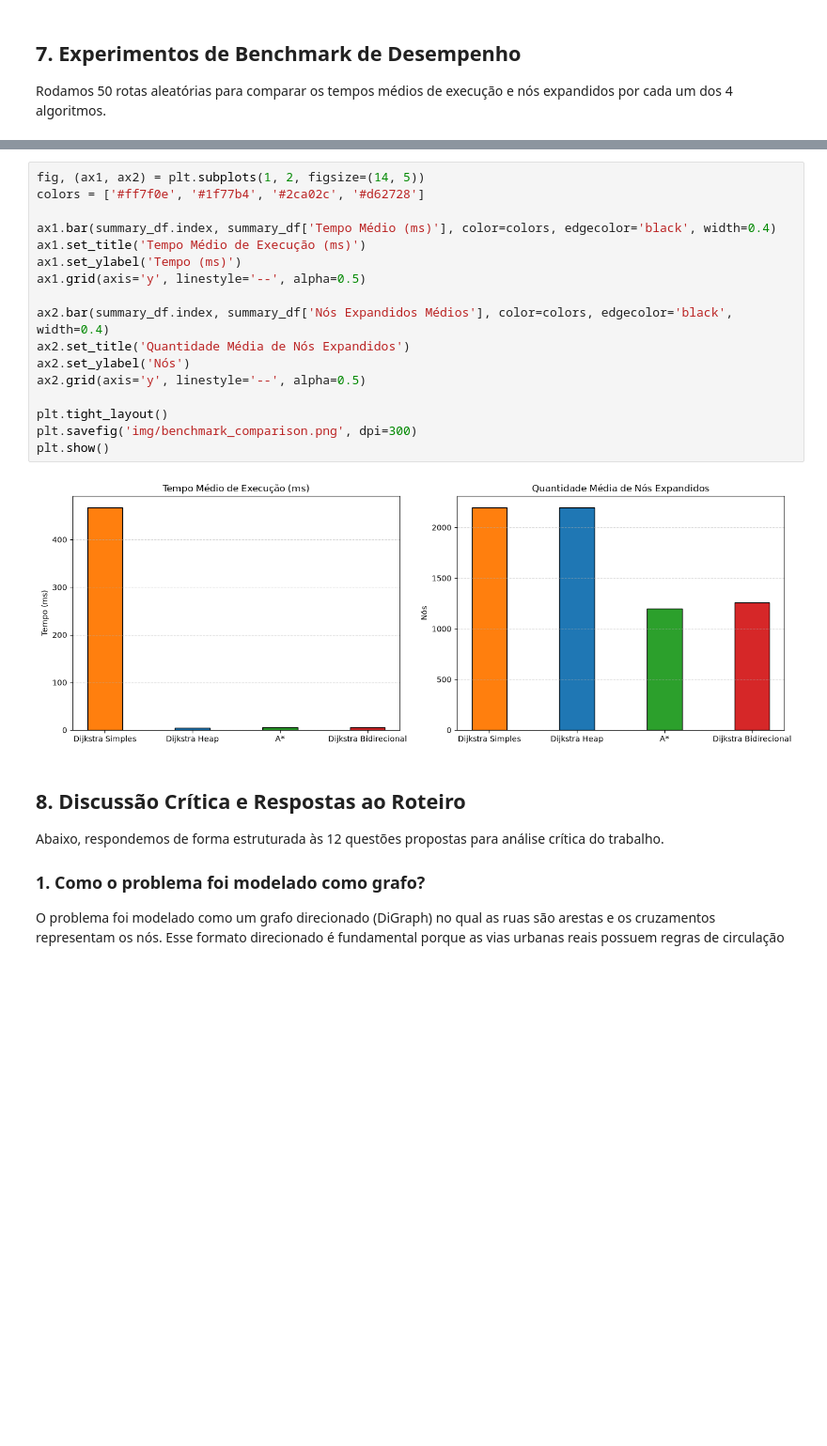
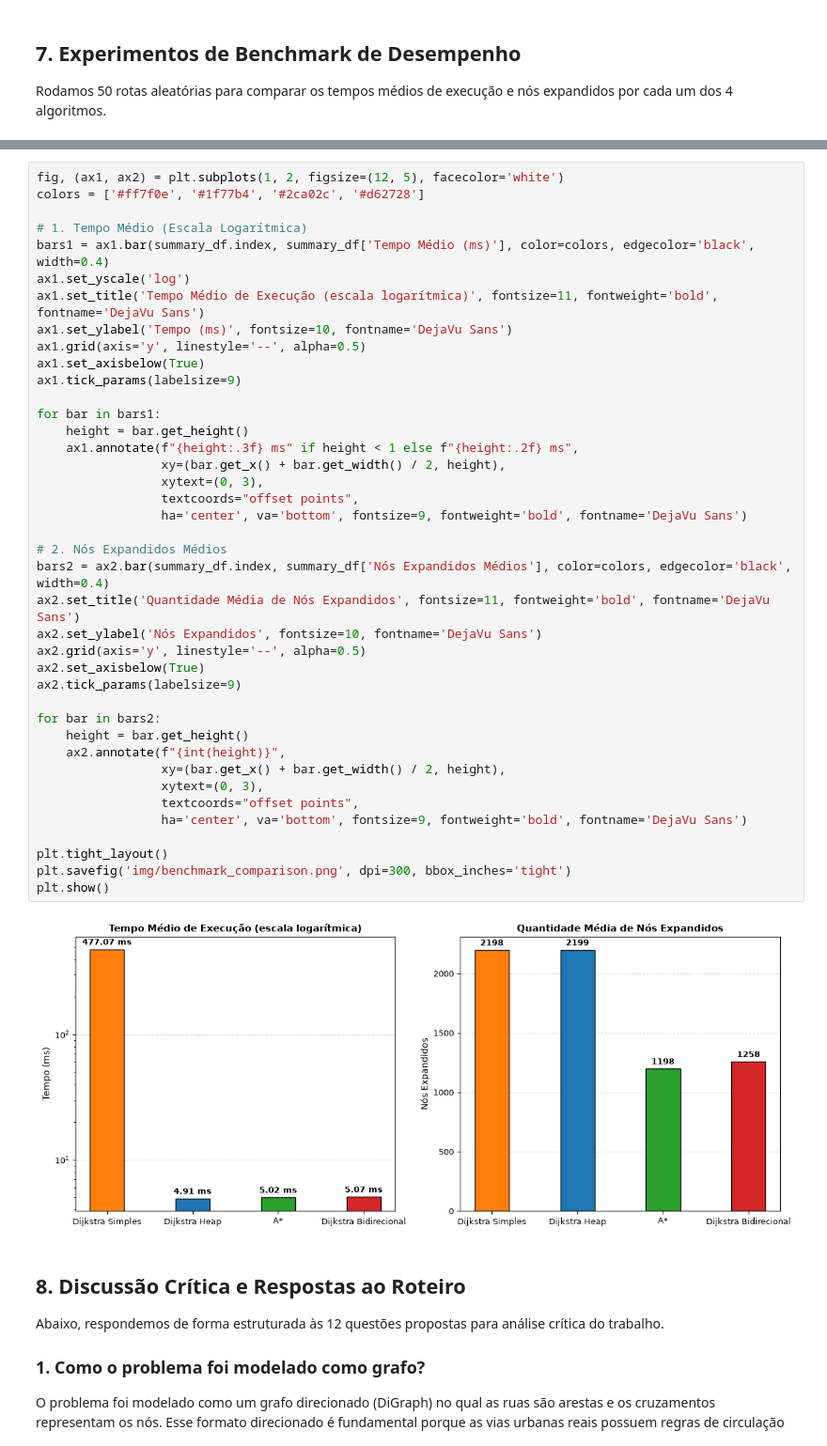
Before and after one commit to Sgnsilv/RideSmart, a Jupyter notebook: RideSmart_Notebook.ipynb, the cells around one changed output, grey strips where cells are left out. Shown at 94% size. Drawn from its saved outputs; the diff is of its cells as text; blank space fills up the shorter version.

Commit message:
feat: add imagens para relatorio

```diff
--- a/RideSmart_Notebook.ipynb
+++ b/RideSmart_Notebook.ipynb
@@ -808,22 +1033,45 @@ summary_df
 # %%
-fig, (ax1, ax2) = plt.subplots(1, 2, figsize=(14, 5))
+fig, (ax1, ax2) = plt.subplots(1, 2, figsize=(12, 5), facecolor='white')
 colors = ['#ff7f0e', '#1f77b4', '#2ca02c', '#d62728']
 
-ax1.bar(summary_df.index, summary_df['Tempo Médio (ms)'], color=colors, edgecolor='black', width=0.4)
-ax1.set_title('Tempo Médio de Execução (ms)')
-ax1.set_ylabel('Tempo (ms)')
+# 1. Tempo Médio (Escala Logarítmica)
+bars1 = ax1.bar(summary_df.index, summary_df['Tempo Médio (ms)'], color=colors, edgecolor='black', width=0.4)
+ax1.set_yscale('log')
+ax1.set_title('Tempo Médio de Execução (escala logarítmica)', fontsize=11, fontweight='bold', fontname='DejaVu Sans')
+ax1.set_ylabel('Tempo (ms)', fontsize=10, fontname='DejaVu Sans')
 ax1.grid(axis='y', linestyle='--', alpha=0.5)
+ax1.set_axisbelow(True)
+ax1.tick_params(labelsize=9)
 
-ax2.bar(summary_df.index, summary_df['Nós Expandidos Médios'], color=colors, edgecolor='black', width=0.4)
-ax2.set_title('Quantidade Média de Nós Expandidos')
-ax2.set_ylabel('Nós')
+for bar in bars1:
+    height = bar.get_height()
+    ax1.annotate(f"{height:.3f} ms" if height < 1 else f"{height:.2f} ms",
+                 xy=(bar.get_x() + bar.get_width() / 2, height),
+                 xytext=(0, 3),
+                 textcoords="offset points",
+                 ha='center', va='bottom', fontsize=9, fontweight='bold', fontname='DejaVu Sans')
+
+# 2. Nós Expandidos Médios
+bars2 = ax2.bar(summary_df.index, summary_df['Nós Expandidos Médios'], color=colors, edgecolor='black', width=0.4)
+ax2.set_title('Quantidade Média de Nós Expandidos', fontsize=11, fontweight='bold', fontname='DejaVu Sans')
+ax2.set_ylabel('Nós Expandidos', fontsize=10, fontname='DejaVu Sans')
 ax2.grid(axis='y', linestyle='--', alpha=0.5)
+ax2.set_axisbelow(True)
+ax2.tick_params(labelsize=9)
+
+for bar in bars2:
+    height = bar.get_height()
+    ax2.annotate(f"{int(height)}",
+                 xy=(bar.get_x() + bar.get_width() / 2, height),
+                 xytext=(0, 3),
+                 textcoords="offset points",
+                 ha='center', va='bottom', fontsize=9, fontweight='bold', fontname='DejaVu Sans')
 
 plt.tight_layout()
-plt.savefig('img/benchmark_comparison.png', dpi=300)
+plt.savefig('img/benchmark_comparison.png', dpi=300, bbox_inches='tight')
 plt.show()
 # %% [output]
-[figure, old version]
+[figure, new version]
 # %% [markdown]
 ## 8. Discussão Crítica e Respostas ao Roteiro
 
```
Also changed, not shown: parts of 5 cells of this notebook, 5 other files.
